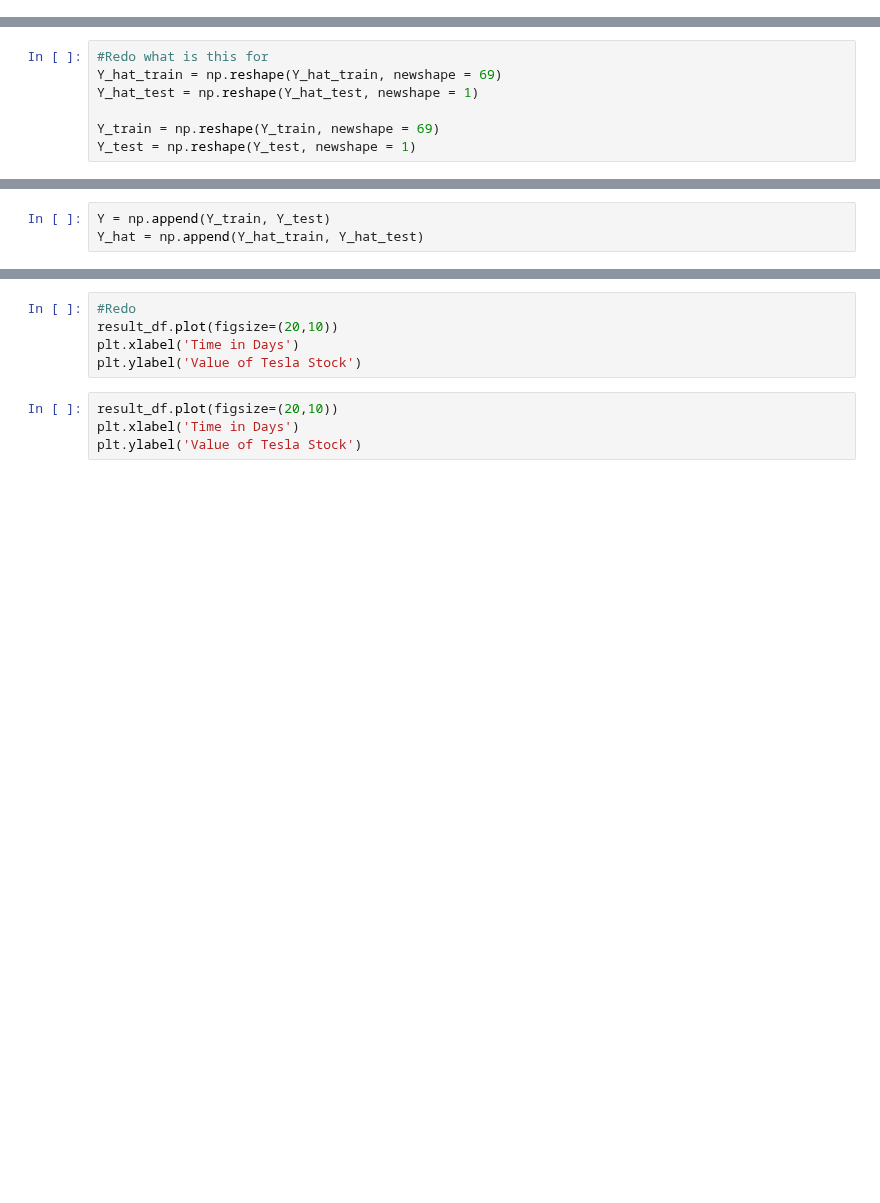
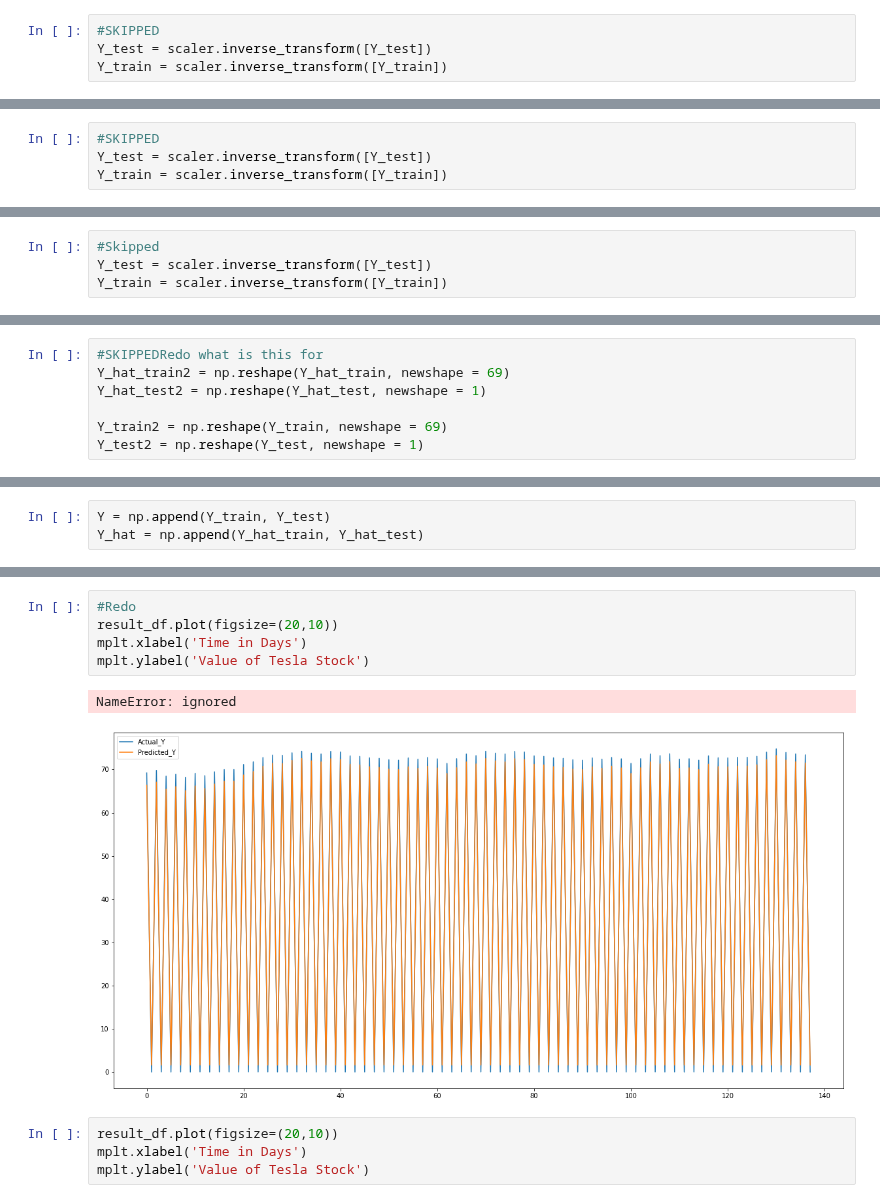
Before and after one commit to jeniferwerthman/AdvAILSTM, a Jupyter notebook: LSTMStock_Take2.ipynb, the cells around one changed output, grey strips where cells are left out. Drawn from its saved outputs; the diff is of its cells as text; blank space fills up the shorter version.

```diff
--- a/LSTMStock_Take2.ipynb
+++ b/LSTMStock_Take2.ipynb
@@ -243,0 +234,4 @@ Y_hat_test: 69
+# %%
+#SKIPPED
+Y_test = scaler.inverse_transform([Y_test])
+Y_train = scaler.inverse_transform([Y_train])
@@ -243,0 +240,4 @@ Y_hat_test: 69
+# %%
+#SKIPPED
+Y_test = scaler.inverse_transform([Y_test])
+Y_train = scaler.inverse_transform([Y_train])
@@ -243,0 +246,4 @@ Y_hat_test: 69
+# %%
+#Skipped
+Y_test = scaler.inverse_transform([Y_test])
+Y_train = scaler.inverse_transform([Y_train])
@@ -244,7 +252,7 @@ Y_hat_test: 69
 # %%
-#Redo what is this for
-Y_hat_train = np.reshape(Y_hat_train, newshape = 69)
-Y_hat_test = np.reshape(Y_hat_test, newshape = 1)
+#SKIPPEDRedo what is this for
+Y_hat_train2 = np.reshape(Y_hat_train, newshape = 69)
+Y_hat_test2 = np.reshape(Y_hat_test, newshape = 1)
 
-Y_train = np.reshape(Y_train, newshape = 69)
-Y_test = np.reshape(Y_test, newshape = 1)
+Y_train2 = np.reshape(Y_train, newshape = 69)
+Y_test2 = np.reshape(Y_test, newshape = 1)
@@ -279,9 +296,12 @@ result_df.head()
 # %%
 #Redo
 result_df.plot(figsize=(20,10))
-plt.xlabel('Time in Days')
-plt.ylabel('Value of Tesla Stock')
+mplt.xlabel('Time in Days')
+mplt.ylabel('Value of Tesla Stock')
+# %% [output]
+NameError: ignored
+[figure, added]
 # %%
 result_df.plot(figsize=(20,10))
-plt.xlabel('Time in Days')
-plt.ylabel('Value of Tesla Stock')
+mplt.xlabel('Time in Days')
+mplt.ylabel('Value of Tesla Stock')
```
Also changed, not shown: parts of 17 cells of this notebook.
